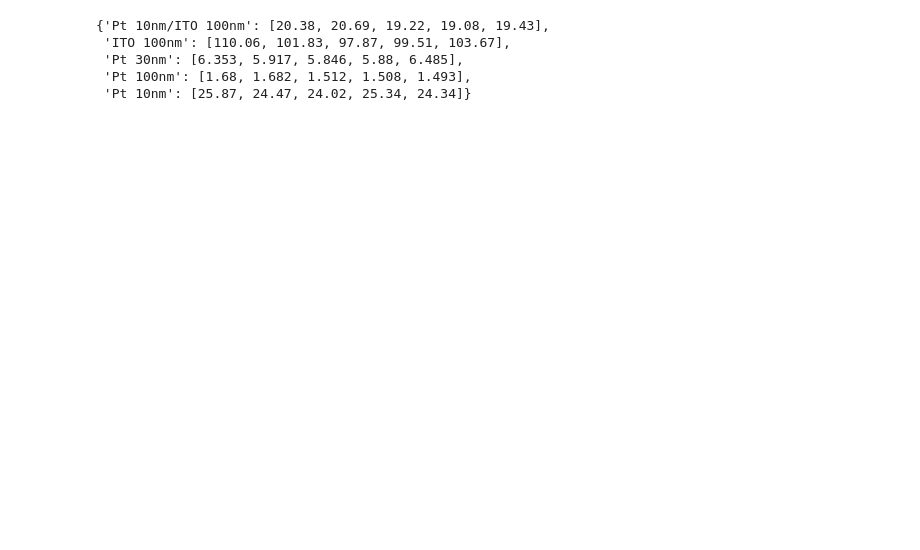
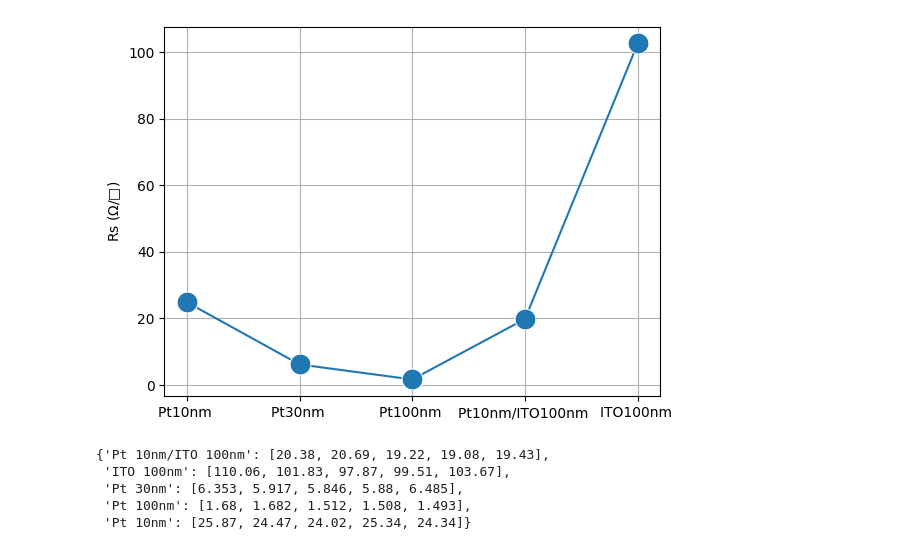
Before and after one commit to ridcil/Code, a Jupyter notebook: 2024/Sheet_resistance.ipynb, the cells around one changed output. Cells and saved outputs as stored; diff of their text form; code cells hidden in the pictures; blank space fills up the shorter version.

```diff
--- a/2024/Sheet_resistance.ipynb
+++ b/2024/Sheet_resistance.ipynb
@@ -55,3 +56,23 @@ rs_df
+# %%
+rs_dic = {'Pt10nm ' : pt10,
+          'Pt30nm ' : pt30,
+          'Pt100nm ' : pt100,
+          'Pt10nm/ITO100nm ' : pt10ito,
+          'ITO100nm ' : ito
+          }
+
+rs_df = pd.DataFrame.from_dict(rs_dic, orient = 'index')
+rs_df[ylabel] = rs_df.mean(axis = 1)
+rs_df['Std'] = rs_df.std(axis = 1)
+#thickness for Pt
+# rs_df['Thickness (nm)'] = [10, 30, 100]
+
+fig, ax = plt.subplots(dpi = 100)
+
+sns.lineplot(data = rs_df,x = rs_df.index, y = ylabel, errorbar = 'sd', marker = 'o', markersize = 15, linestyle = '-')
+ax.grid()
+# %% [output]
+[figure, added]
 # %%
 x = [10, 30, 100]
 y = [24.808000, 6.096200, 1.575000]
```
Also changed, not shown: parts of 1 cell of this notebook, 4 other files.
